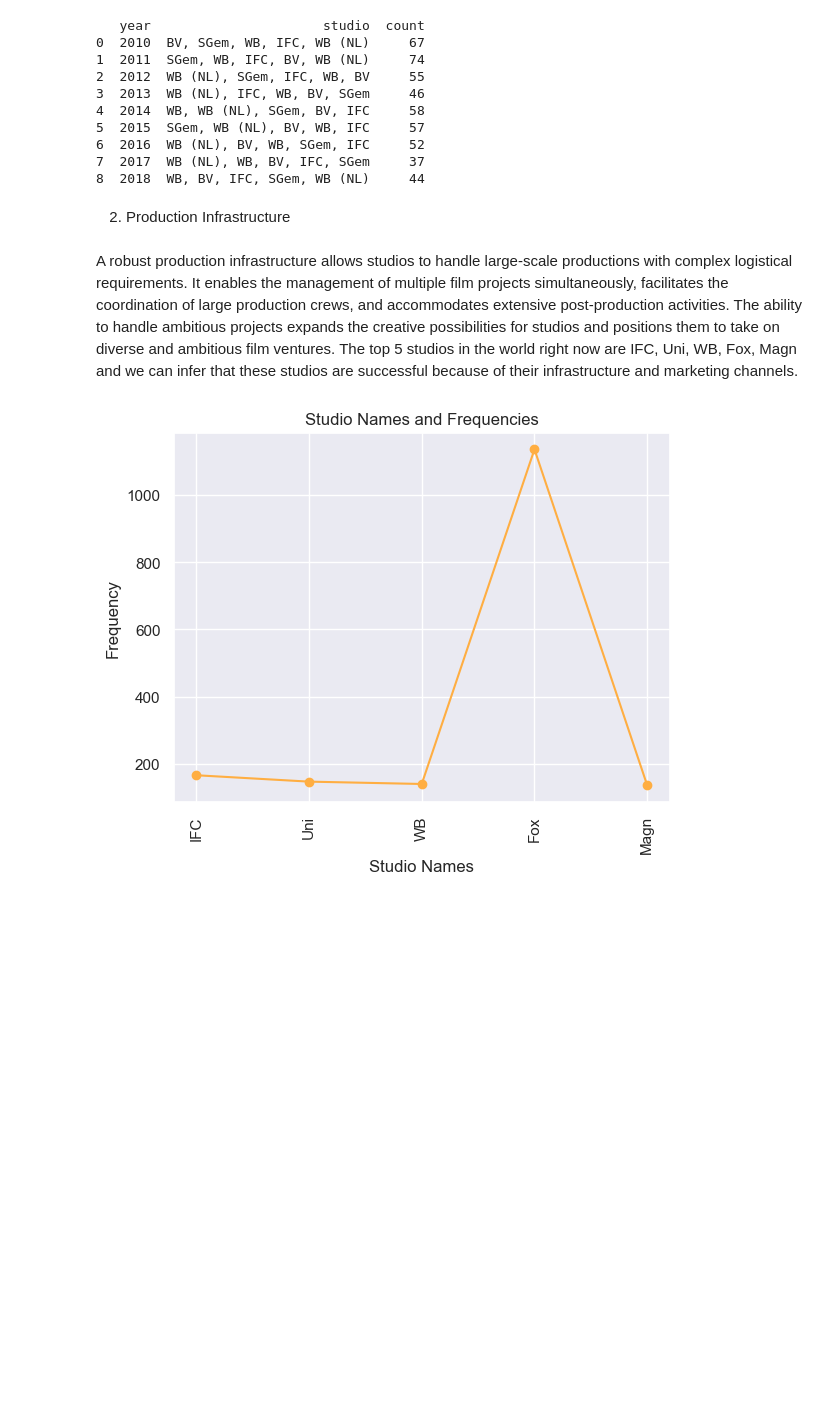
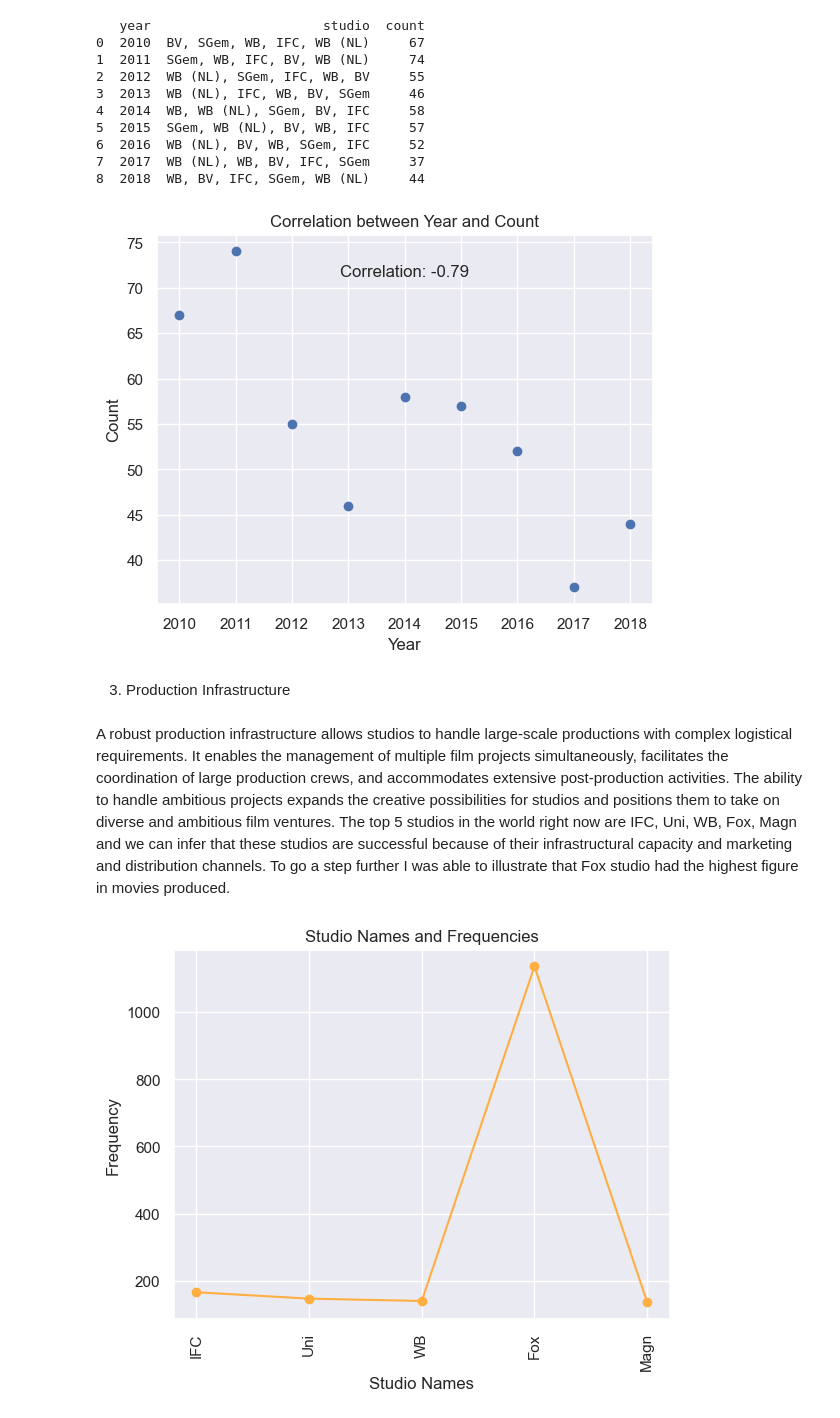
Before and after one commit to Wendy0001/EndofP1, a Jupyter notebook: NotebookP2.ipynb, the cells around one changed output. Cells and saved outputs as stored; diff of their text form; code cells hidden in the pictures; blank space fills up the shorter version.

```diff
--- a/NotebookP2.ipynb
+++ b/NotebookP2.ipynb
@@ -531,11 +570,26 @@ print(grouped_sorted)
 6  2016  WB (NL), BV, WB, SGem, IFC     52
 7  2017  WB (NL), WB, BV, IFC, SGem     37
 8  2018  WB, BV, IFC, SGem, WB (NL)     44
+# %%
+# Calculate the correlation
+grouped_sorted['year'] = grouped_sorted['year'].astype(int)
+
+correlation = grouped_sorted['count'].corr(grouped_sorted['year'])
+
+# Plot the correlation
+plt.scatter(grouped_sorted['year'], grouped_sorted['count'])
+plt.title('Correlation between Year and Count')
+plt.xlabel('Year')
+plt.ylabel('Count')
+plt.text(0.5, 0.9, f'Correlation: {correlation:.2f}', ha='center', va='center', transform=plt.gca().transAxes)
+plt.show()
+# %% [output]
+[figure, added]
 # %% [markdown]
-2) Production Infrastructure
+3) Production Infrastructure
 # %% [markdown]
 A robust production infrastructure allows studios to handle large-scale productions with complex logistical requirements. It enables the management of multiple film projects simultaneously, facilitates the coordination of large production crews, and accommodates extensive post-production activities. The ability to handle ambitious projects expands the creative possibilities for studios and positions them to take on diverse and ambitious film ventures.
-The top 5 studios in the world right now are IFC, Uni, WB, Fox, Magn and we can infer that these studios are successful because of their infrastructure and marketing channels.
+The top 5 studios in the world right now are IFC, Uni, WB, Fox, Magn and we can infer that these studios are successful because of their infrastructural capacity and marketing and distribution channels. To go a step further I was able to illustrate that Fox studio had the highest figure in movies produced.
 # %%
 studio_names = ['IFC', 'Uni', 'WB', 'Fox', 'Magn']
 frequencies = [166, 147, 140, 1136, 136]
```
Also changed, not shown: parts of 12 cells of this notebook, 4 other files.
